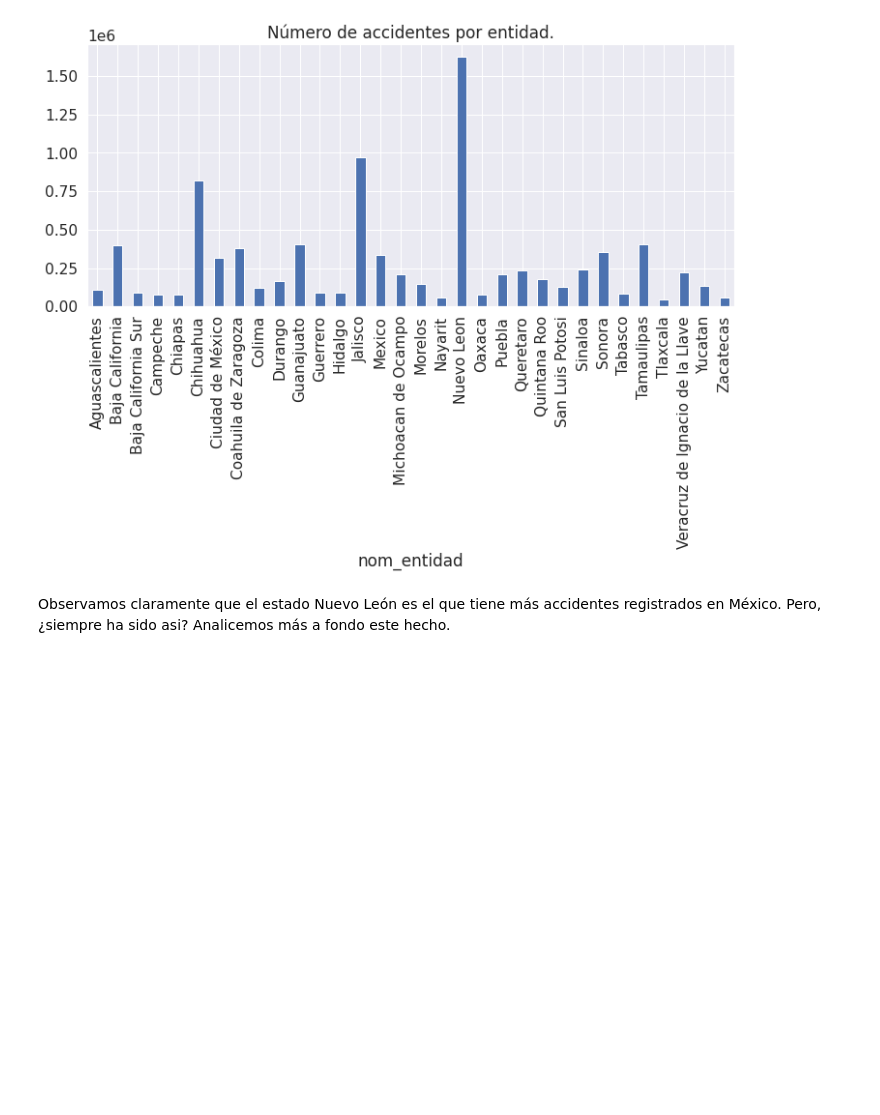
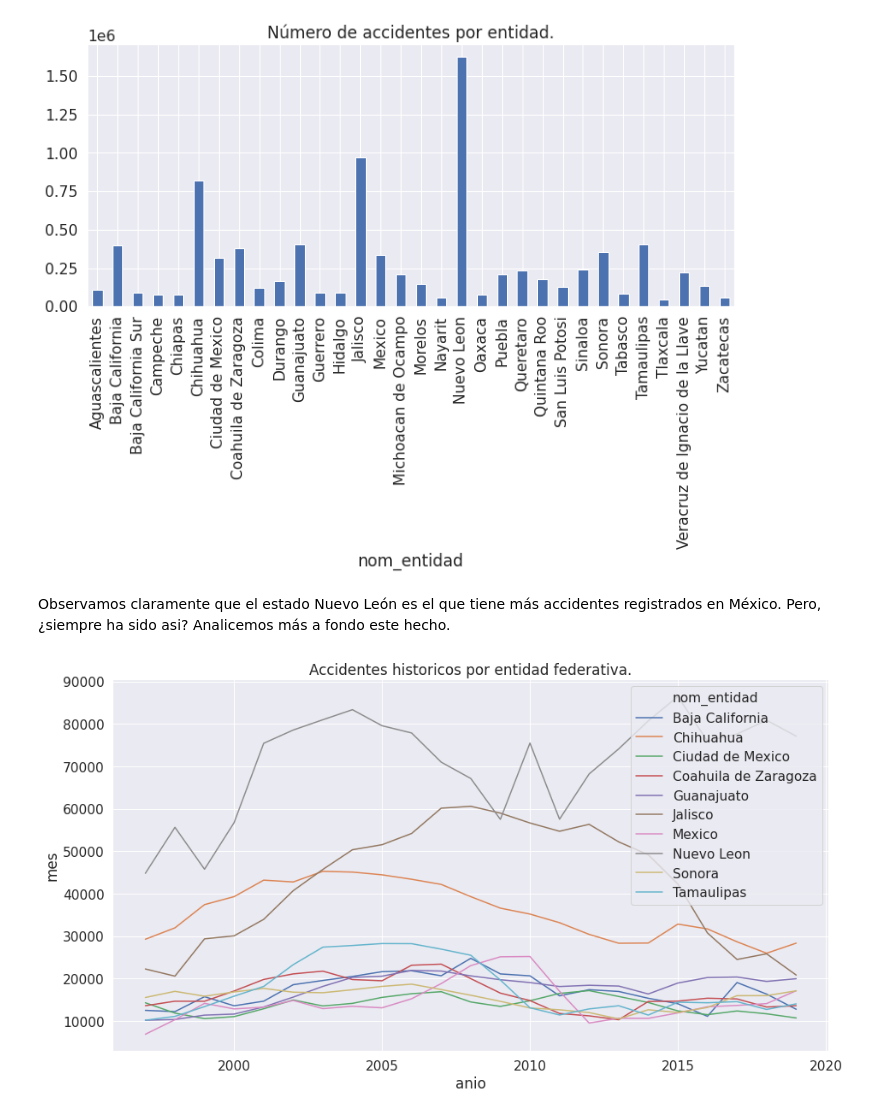
Before and after one commit to Enriquesec/Los_regios_son_los_mas_aventados, a Jupyter notebook: notebooks/02_exploratory_data_analysis.ipynb, the cells around one changed output. Saved outputs shown, nothing was run; the diff lists cells and outputs as text; code cells hidden in the pictures; blank space fills up the shorter version.

```diff
--- a/notebooks/02_exploratory_data_analysis.ipynb
+++ b/notebooks/02_exploratory_data_analysis.ipynb
@@ -49,3 +92,13 @@ Text(0.5, 1.0, 'Número de accidentes por entidad.')
 [figure]
 # %% [markdown]
 Observamos claramente que el estado Nuevo León es el que tiene más accidentes registrados en México. Pero, ¿siempre ha sido asi? Analicemos más a fondo este hecho.
+# %%
+accidentes_anual_estatal_mexico = accidentes_mexico.groupby(["nom_entidad","anio"], as_index=False).mes.count()
+
+plt.rcParams['figure.figsize'] = (15, 8)
+sns.lineplot(data=accidentes_anual_estatal_mexico[accidentes_anual_estatal_mexico.nom_entidad.isin(entidad["nom_entidad"].tolist()[0:10])],
+             x="anio", y="mes", hue="nom_entidad")
+plt.title("Accidentes historicos por entidad federativa.")
+plt.show()
+# %% [output]
+[figure, added]
```
Also changed, not shown: parts of 32 cells of this notebook, 2 other files.
